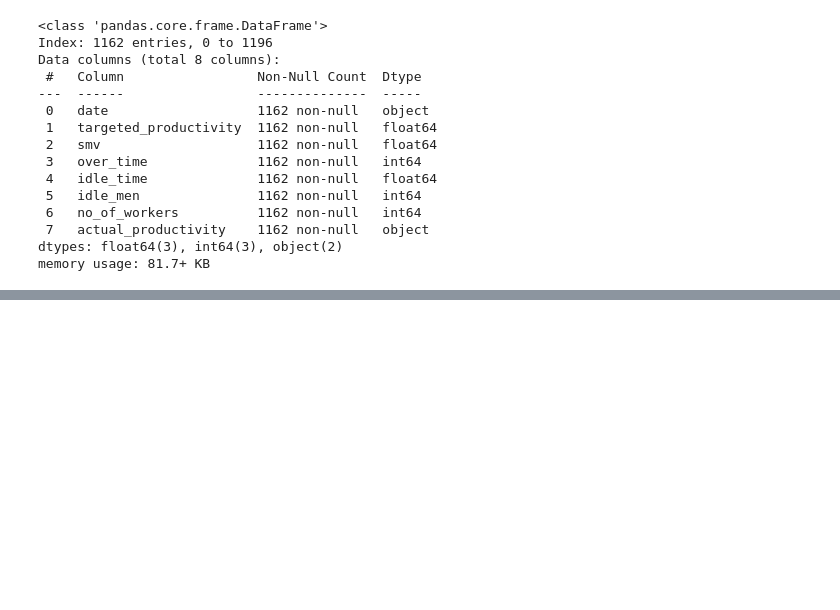
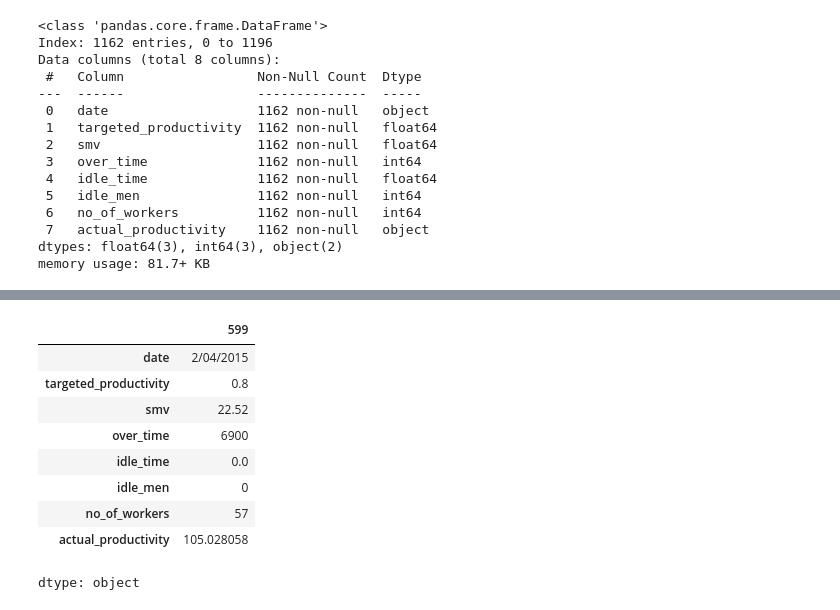
Before and after one commit to jerussi123/Proyecto_tec_andes, a Jupyter notebook: Soporte_1_Fuentes_de_Limpieza.ipynb, the cells around one changed output, grey strips where cells are left out. Saved outputs shown, nothing was run; the diff lists cells and outputs as text; code cells hidden in the pictures; blank space fills up the shorter version.

```diff
--- a/Soporte_1_Fuentes_de_Limpieza.ipynb
+++ b/Soporte_1_Fuentes_de_Limpieza.ipynb
@@ -126,0 +131,13 @@ df['actual_productivity'] = pd.to_numeric(df['actual_productivity'], errors='coe
+# %%
+df.loc[599]
+# %% [output]
+|  | 599 |
+| date | 2/04/2015 |
+| targeted_productivity | 0.8 |
+| smv | 22.52 |
+| over_time | 6900 |
+| idle_time | 0.0 |
+| idle_men | 0 |
+| no_of_workers | 57 |
+| actual_productivity | 105.028058 |
+dtype: object
```
Also changed, not shown: parts of 11 cells of this notebook.
